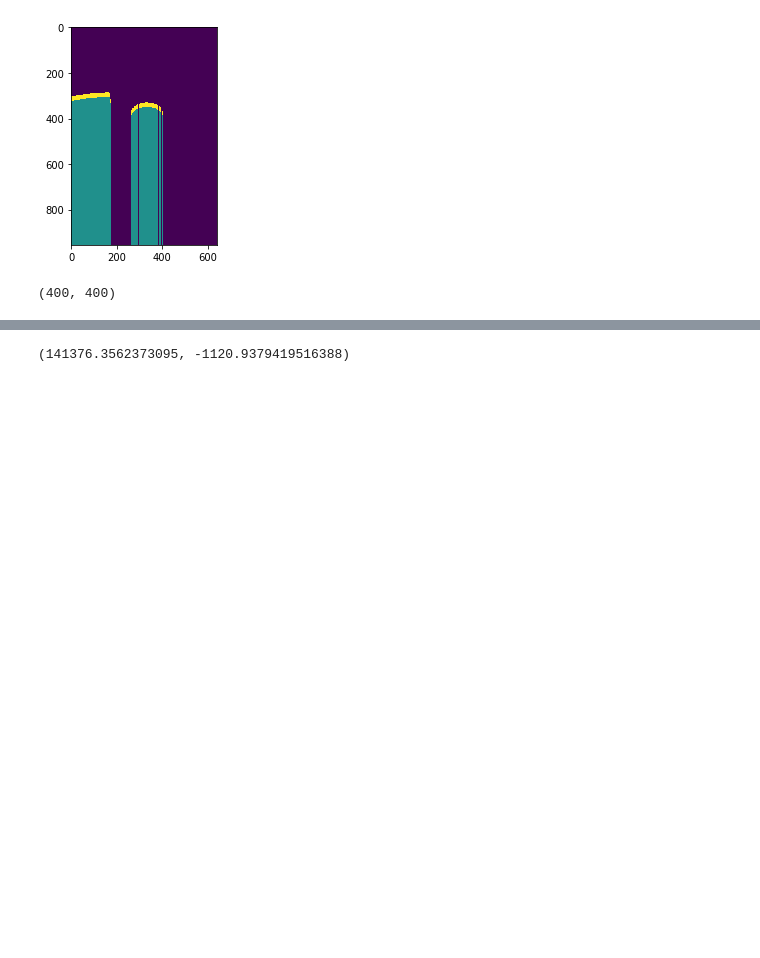
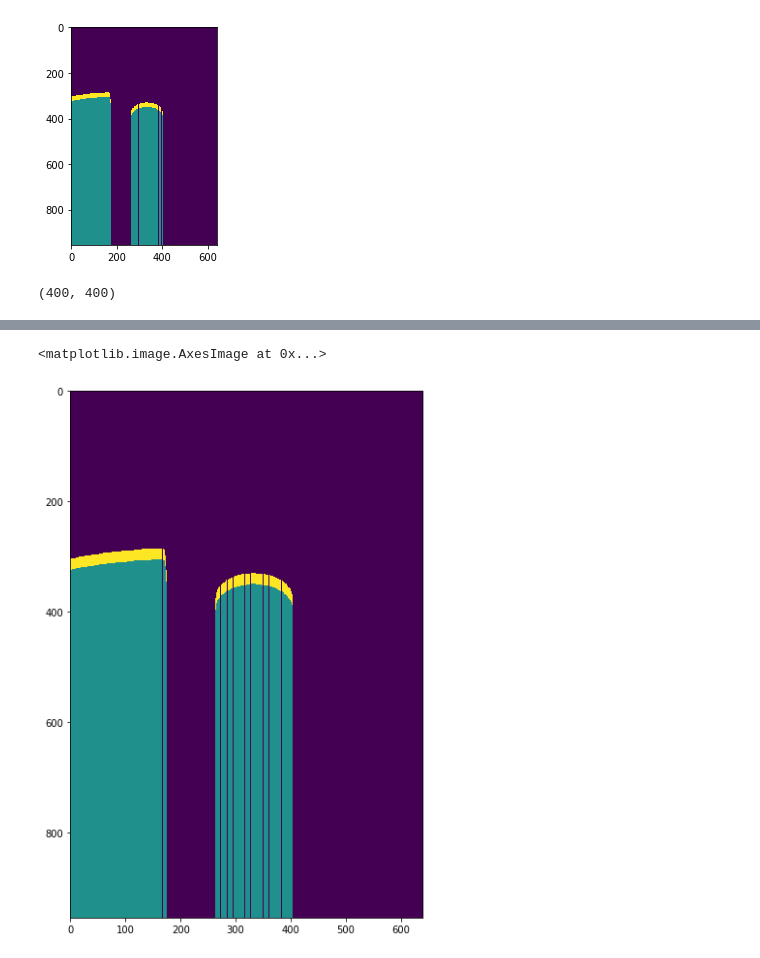
Before and after one commit to atilaromero/ros-explorer, a Jupyter notebook: trab2/src/Untitled.ipynb, the cells around one changed output, grey strips where cells are left out. Saved outputs shown, nothing was run; the diff lists cells and outputs as text; code cells hidden in the pictures; blank space fills up the shorter version.

```diff
--- a/trab2/src/Untitled.ipynb
+++ b/trab2/src/Untitled.ipynb
@@ -126,4 +125,0 @@ plt.imshow(z,origin='lower')
-# %%
-transform([0,0])
-# %% [output]
-(141376.3562373095, -1120.9379419516388)
@@ -131,0 +128,5 @@ np.arctan2?
+# %%
+plt.imshow(v)
+# %% [output]
+<matplotlib.image.AxesImage at 0x...>
+[figure, added]
```
Also changed, not shown: parts of 5 cells of this notebook.
